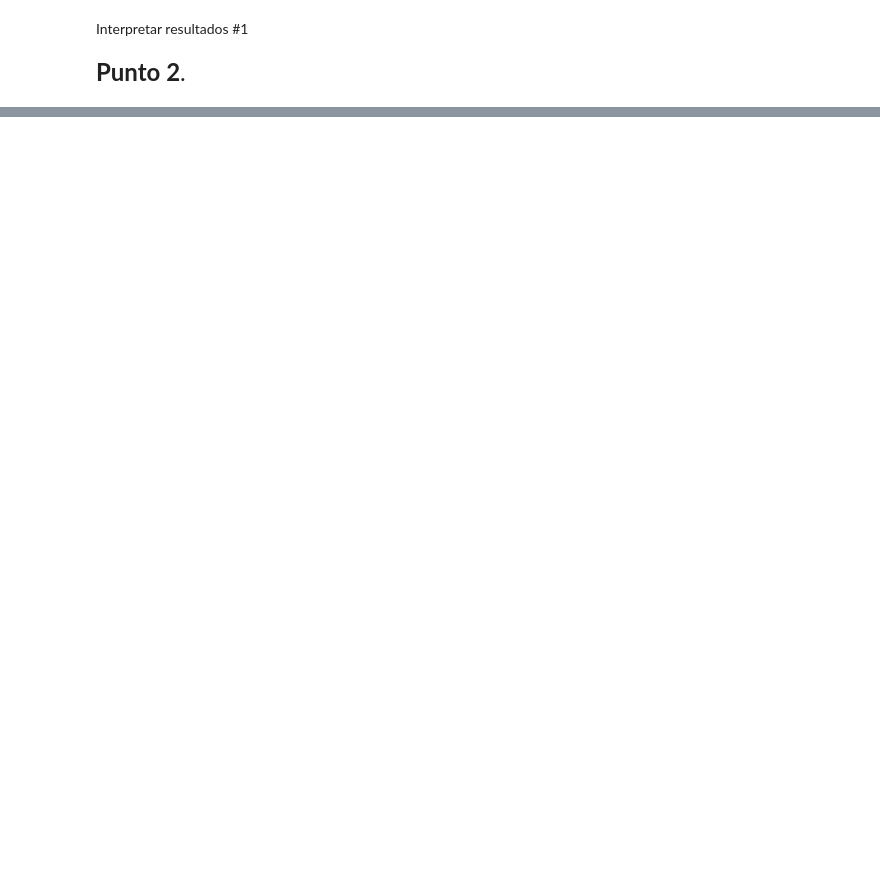
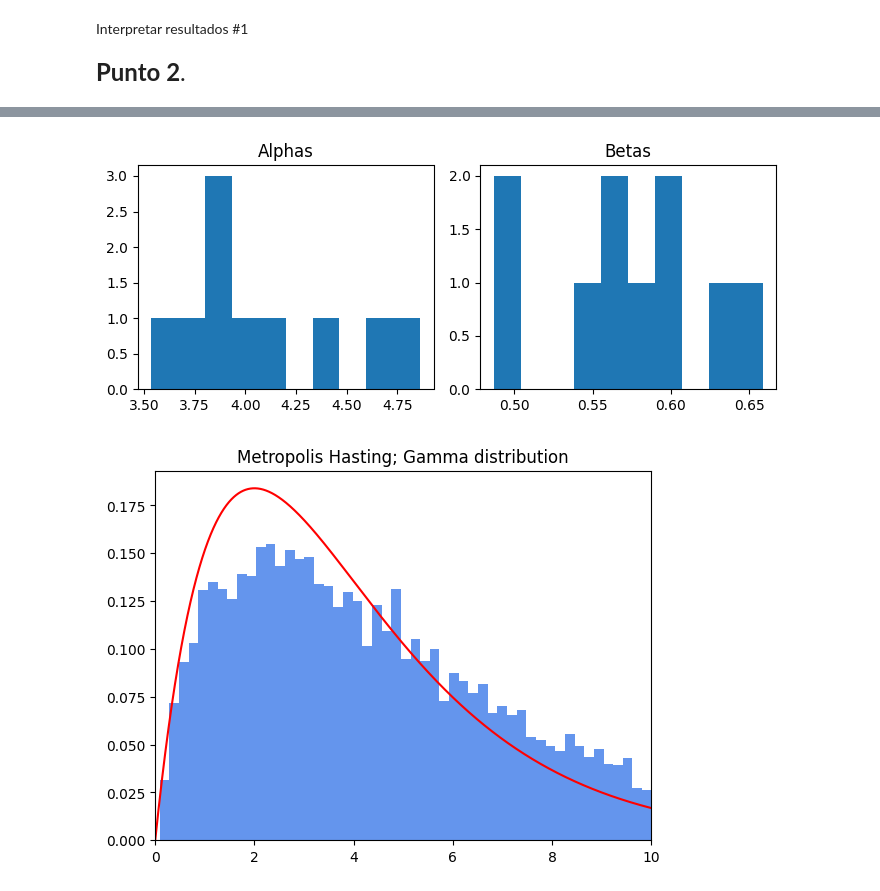
Before and after one commit to danielF235/Met-Comp2-G15, a Jupyter notebook: taller5.ipynb, the cells around one changed output, grey strips where cells are left out. Saved outputs shown, nothing was run; the diff lists cells and outputs as text; code cells hidden in the pictures; blank space fills up the shorter version.

```diff
--- a/taller5.ipynb
+++ b/taller5.ipynb
@@ -103,0 +67,63 @@ plt.show()
+# %%
+#Parámetros
+import scipy.optimize
+
+
+N = 10000
+alpha = 2
+beta = 2
+
+#Listas
+rang = np.linspace(0,10,N)
+stats = np.zeros(N)
+for n in range(N):
+    stats[n] = scipy.stats.gamma(alpha,scale=beta).pdf(rang[n])
+
+#Gamma
+def gamma(x,alpha,beta):
+    return x**(alpha-1)*np.exp(-x/beta)
+
+#Metrópolis
+def metropolis():
+    muestras = np.zeros(N)
+    x0 = 0.1
+    fx0 = gamma(x0,alpha,beta)
+    for i in range(N):
+        nw_x = x0 + np.random.normal(0, 0.5)
+        nw_fx = gamma(nw_x,alpha,beta)
+        accept = nw_fx/fx0
+        u = np.random.rand()
+        if u <= accept:
+            muestras[i] = nw_x
+            x0 = nw_x
+            fx0 = nw_fx
+        else:
+            muestras[i] = x0
+    return muestras
+
+many_alphas = np.zeros(10)
+many_betas = np.zeros(10)
+for k in range(10):
+    muestras = metropolis()
+    n, bins, patches = plt.hist(muestras, density=True, bins=1000)
+    popt, pcov = scipy.optimize.curve_fit(gamma, bins[:-1], n)
+    many_alphas[k] = popt[0]
+    many_betas[k] = popt[1]
+    plt.close()
+fig, (ax1, ax2) = plt.subplots(1,2, figsize=(7,3))
+ax1.hist(many_alphas)
+ax1.set_title("Alphas")
+ax2.hist(many_betas)
+ax2.set_title("Betas")
+plt.tight_layout()
+plt.show()
+plt.close()
+plt.figure()
+plt.title("Metropolis Hasting; Gamma distribution")
+plt.hist(muestras, density=True, bins=100, color="cornflowerblue")
+plt.plot(rang, stats, c="r")
+plt.xlim(left=0,right=10)
+plt.show()
+# %% [output]
+[figure, added]
+[figure, added]
```
Also changed, not shown: parts of 3 cells of this notebook.
